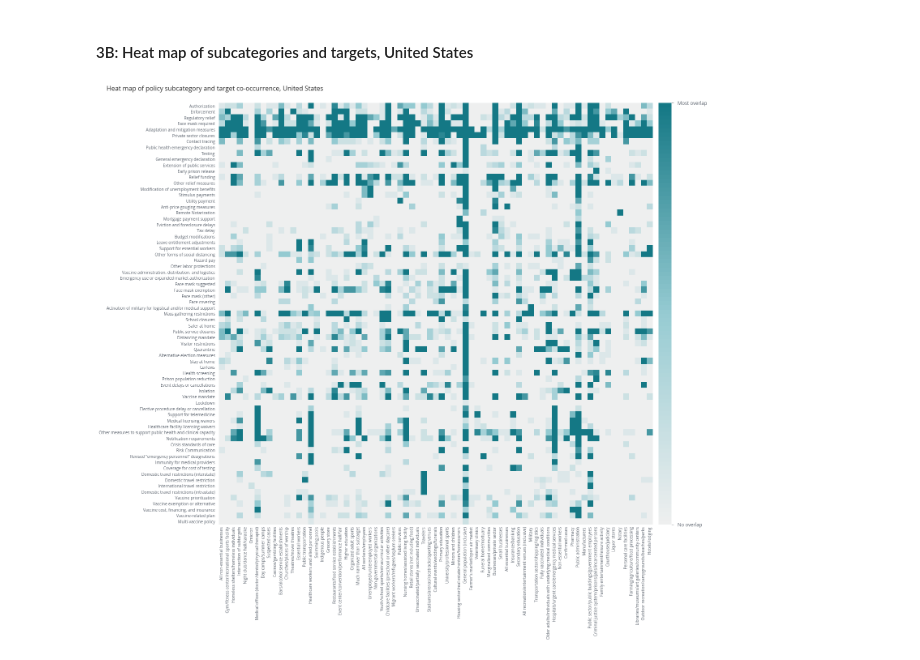
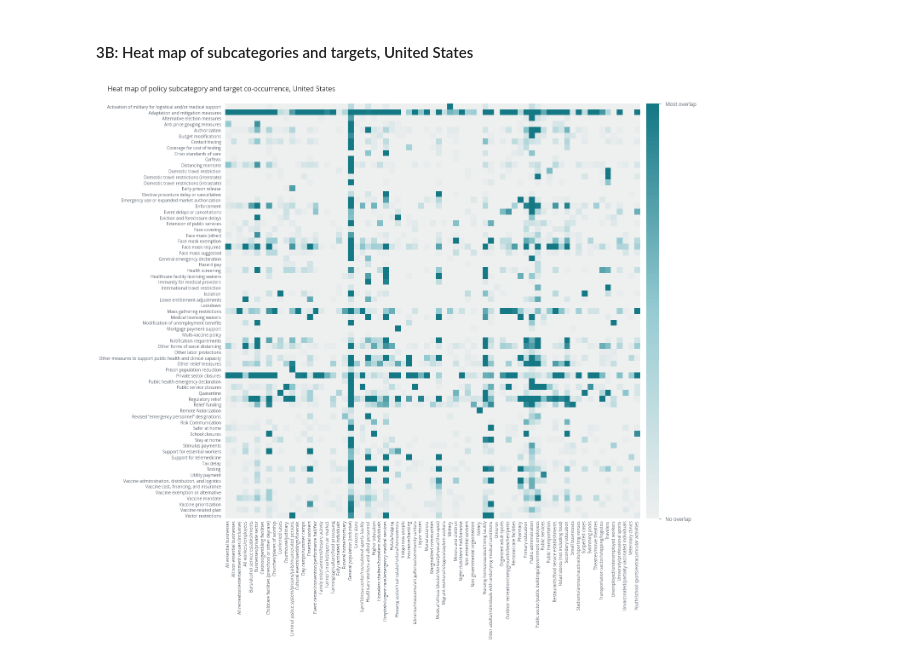
Before and after one commit to talus-analytics-bus/covid-amp-analysis, a Jupyter notebook: visualizations.ipynb, the cells around one changed output. Saved outputs shown, nothing was run; the diff lists cells and outputs as text; code cells hidden in the pictures.

```diff
--- a/visualizations.ipynb
+++ b/visualizations.ipynb
@@ -1309,13 +1312,17 @@ plt.show()
 #### Clean data
 # %%
 # Drop rows with missing values in the Policy subcategory and Policy target columns
+clean = clean.sort_values(by='Policy target')
 df = clean.dropna(subset=['Policy subcategory', 'Policy target'])
-df = df.sort_values(by=['Policy category'])
+df = df.sort_values(by=['Policy subcategory'])
 
 # Create a list of unique Policy subcategories and targets
 unique_categories = df['Policy subcategory'].unique()
 unique_targets = set(df['Policy target'].sum())
 unique_targets.discard("I don't know (MUST RESOLVE)")
+unique_targets.discard("Intersection of subtargets")
+unique_targets.discard('Much narrower than subtarget')
+unique_targets = sorted(unique_targets)
 
 
 # Initialize the matrix
@@ -1475,12 +1482,15 @@ plt.show()
 # Drop rows with missing values in the Policy subcategory and Policy target columns
 us = clean.dropna(subset=['Policy subcategory', 'Policy target'])
 us = us.loc[clean['Country']=='USA']
-us = us.sort_values(by=['Policy category'])
+us = us.sort_values(by=['Policy subcategory'])
 
 # Create a list of unique Policy subcategories and targets
 us_categories = us['Policy subcategory'].unique()
 us_targets = set(us['Policy target'].sum())
 us_targets.discard("I don't know (MUST RESOLVE)")
+us_targets.discard("Intersection of subtargets")
+us_targets.discard('Much narrower than subtarget')
+us_targets = sorted(us_targets)
 
 
 # Initialize the matrix
@@ -1500,7 +1510,7 @@ us_matrix.to_csv("processed/us_cooccurrence_matrix.csv")
 # %%
 fig, ax = plt.subplots(figsize=(20,20))
 
-vmax = 10
+vmax = 30
 vmin = 0
 
 im = ax.imshow(occur, cmap=cm, vmin=vmin, vmax=vmax)
@@ -1516,32 +1526,32 @@ cbar = plt.colorbar(sm,cax=cax,drawedges=False,pad=20)
 cbar.set_ticks([vmin,vmax])
 cbar.ax.yaxis.set_ticklabels(['No overlap','Most overlap'])
 cbar.ax.yaxis.set_tick_params(direction='out',length=5,width=1,pad=10,colors=chart[1],labelsize=12)
 cbar.outline.set_visible(False)
 
 # Spines
 ax.spines.bottom.set_visible(False)
 ax.spines.left.set_visible(False)
 
 # Set tick labels and axis labels
 ax.set_xticks(range(len(us_targets)))
 ax.set_xticklabels(us_targets)
 ax.tick_params(axis='x',pad=5,length=0,labelsize=10,width=30)
 plt.setp(ax.get_xticklabels(), rotation=90)
 
 ax.set_yticks(range(len(us_categories)))
 ax.set_yticklabels(us_categories)
 ax.tick_params(axis='y',pad=10,width=30,labelsize=10)
 ax.tick_params(top=False, bottom=True, labeltop=False, labelbottom=True)
 
 
 
 # Set title and show the plot
 ax.set_title("Heat map of policy subcategory and target co-occurrence, United States",fontsize=16,x=-.01)
 plt.tight_layout()
 plt.show()
 
-# plt.savefig('figures/us_cat_target_heatmap.svg', dpi=1200, facecolor='w',
+# plt.savefig('figures/us_cat_target_heatmap.png', dpi=1200, facecolor='w',
 #             edgecolor='w',
 #             orientation='portrait',bbox_inches='tight')
 # %% [output]
-[figure, old version]
+[figure, new version]
```
Also changed, not shown: parts of 10 cells of this notebook, 10 other files.
